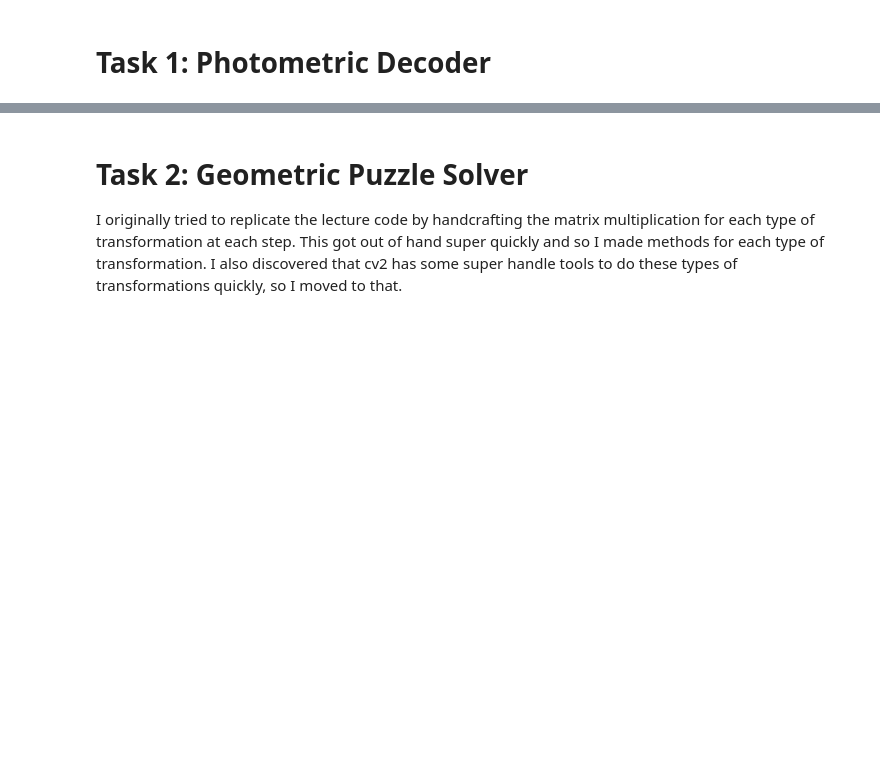
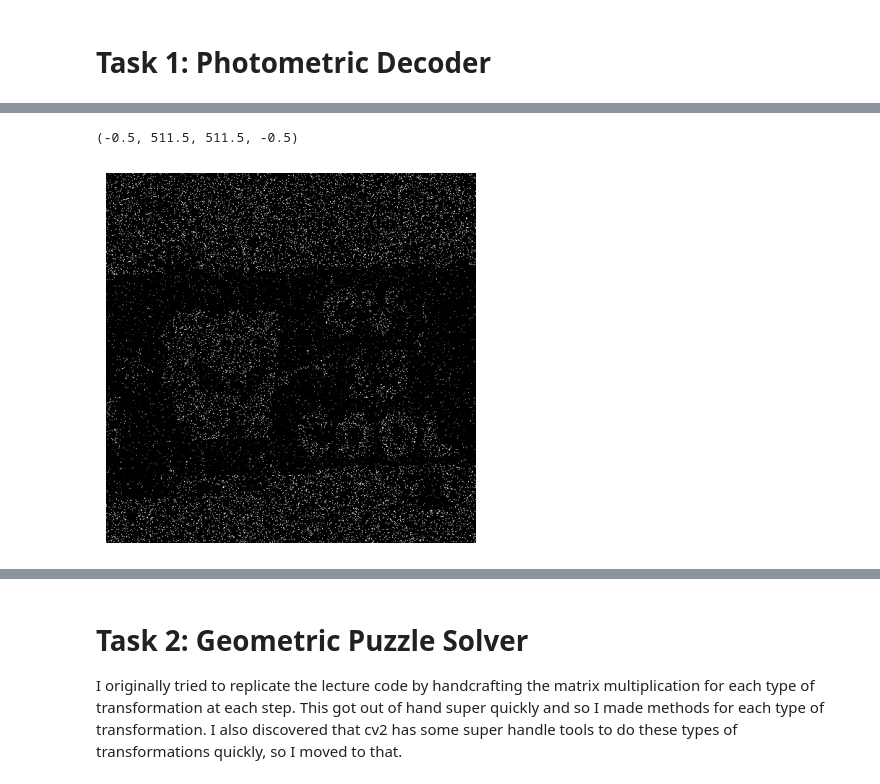
Before and after one commit to LoganBolton/Fall2025Classes, a Jupyter notebook: computer_vision/assignment1/assignment1.ipynb, the cells around one changed output, grey strips where cells are left out. Saved outputs shown, nothing was run; the diff lists cells and outputs as text; code cells hidden in the pictures; blank space fills up the shorter version.

```diff
--- a/computer_vision/assignment1/assignment1.ipynb
+++ b/computer_vision/assignment1/assignment1.ipynb
@@ -20,0 +68,16 @@ from IPython.display import Image
+# %%
+img = cv2.imread(photometric_path)
+img = cv2.cvtColor(img, cv2.COLOR_BGR2RGB)  # convert to RGB
+
+img = gamma_correction(img, 35)
+img = contrast_stretch(img)
+img = grayscale(img, weighted=False)
+img = brightness(img, -80)
+
+
+plt.imshow(img, cmap='gray')
+plt.axis('off')
+# plt.figure()
+# %% [output]
+(-0.5, 511.5, 511.5, -0.5)
+[figure, added]
```
Also changed, not shown: parts of 4 cells of this notebook.
